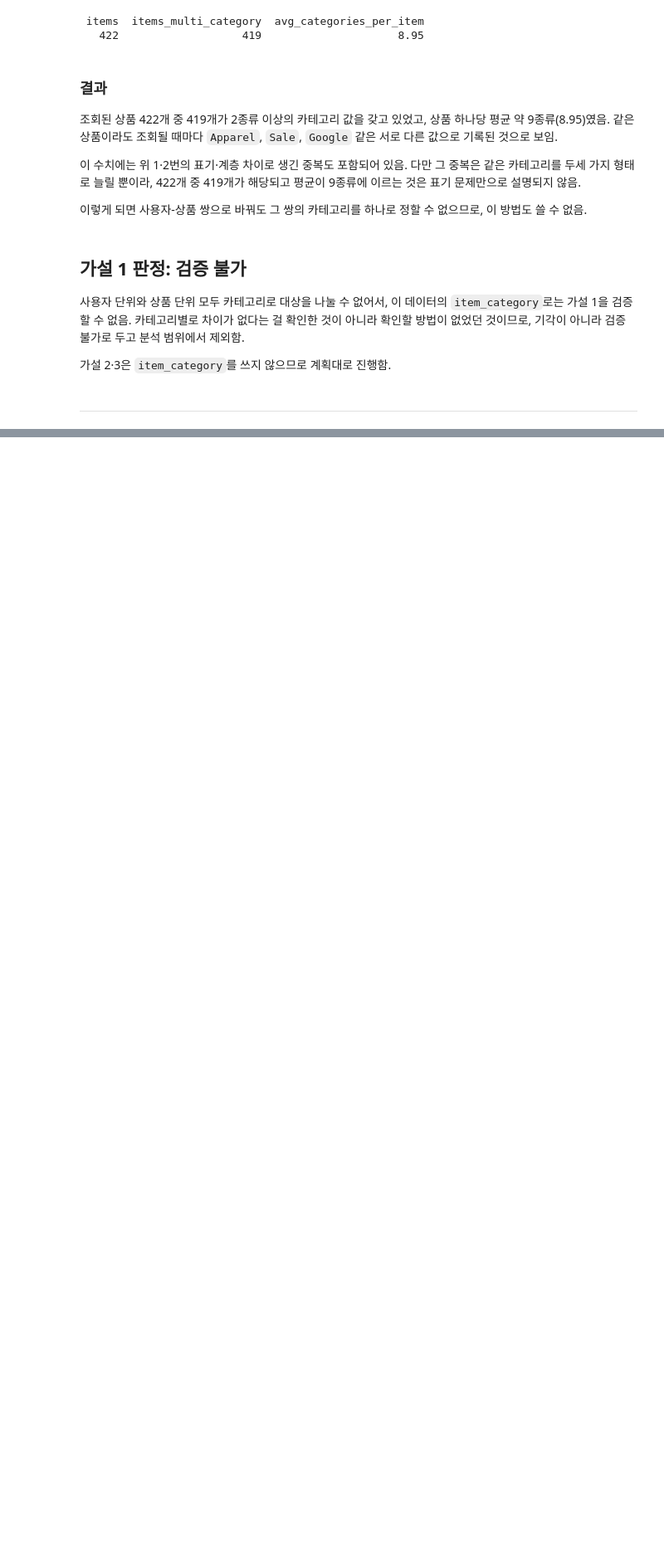
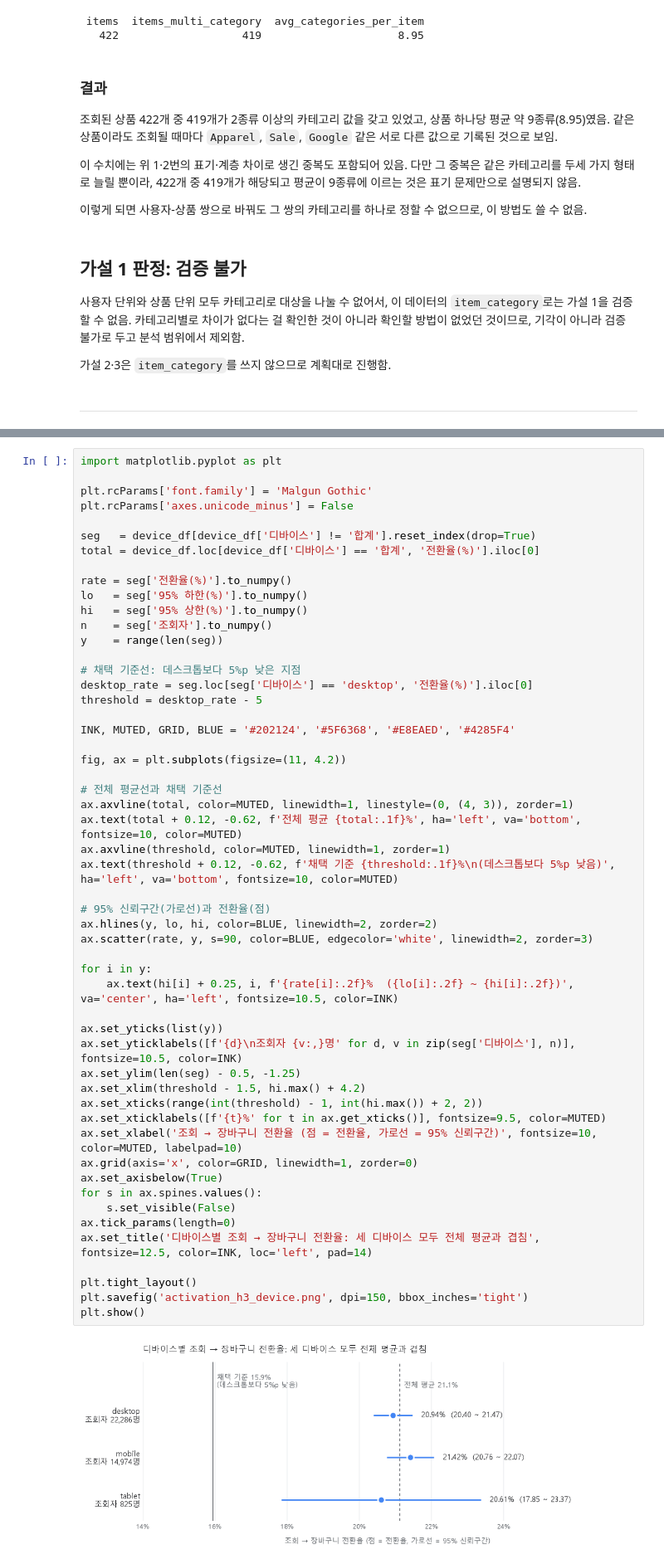
Before and after one commit to bulsajo1/ecommerce-product-analysis-project, a Jupyter notebook: data_analysis/A(activation).ipynb, the cells around one changed output, grey strips where cells are left out. Shown at 83% size. Saved outputs shown, nothing was run; the diff lists cells and outputs as text; blank space fills up the shorter version.

```diff
--- a/data_analysis/A(activation).ipynb
+++ b/data_analysis/A(activation).ipynb
@@ -1117,0 +1230,55 @@ print(df.to_string(index=False))
+# %%
+import matplotlib.pyplot as plt
+
+plt.rcParams['font.family'] = 'Malgun Gothic'
+plt.rcParams['axes.unicode_minus'] = False
+
+seg   = device_df[device_df['디바이스'] != '합계'].reset_index(drop=True)
+total = device_df.loc[device_df['디바이스'] == '합계', '전환율(%)'].iloc[0]
+
+rate = seg['전환율(%)'].to_numpy()
+lo   = seg['95% 하한(%)'].to_numpy()
+hi   = seg['95% 상한(%)'].to_numpy()
+n    = seg['조회자'].to_numpy()
+y    = range(len(seg))
+
+# 채택 기준선: 데스크톱보다 5%p 낮은 지점
+desktop_rate = seg.loc[seg['디바이스'] == 'desktop', '전환율(%)'].iloc[0]
+threshold = desktop_rate - 5
+
+INK, MUTED, GRID, BLUE = '#202124', '#5F6368', '#E8EAED', '#4285F4'
+
+fig, ax = plt.subplots(figsize=(11, 4.2))
+
+# 전체 평균선과 채택 기준선
+ax.axvline(total, color=MUTED, linewidth=1, linestyle=(0, (4, 3)), zorder=1)
+ax.text(total + 0.12, -0.62, f'전체 평균 {total:.1f}%', ha='left', va='bottom', fontsize=10, color=MUTED)
+ax.axvline(threshold, color=MUTED, linewidth=1, zorder=1)
+ax.text(threshold + 0.12, -0.62, f'채택 기준 {threshold:.1f}%\n(데스크톱보다 5%p 낮음)', ha='left', va='bottom', fontsize=10, color=MUTED)
+
+# 95% 신뢰구간(가로선)과 전환율(점)
+ax.hlines(y, lo, hi, color=BLUE, linewidth=2, zorder=2)
+ax.scatter(rate, y, s=90, color=BLUE, edgecolor='white', linewidth=2, zorder=3)
+
+for i in y:
+    ax.text(hi[i] + 0.25, i, f'{rate[i]:.2f}%  ({lo[i]:.2f} ~ {hi[i]:.2f})', va='center', ha='left', fontsize=10.5, color=INK)
+
+ax.set_yticks(list(y))
+ax.set_yticklabels([f'{d}\n조회자 {v:,}명' for d, v in zip(seg['디바이스'], n)], fontsize=10.5, color=INK)
+ax.set_ylim(len(seg) - 0.5, -1.25)
+ax.set_xlim(threshold - 1.5, hi.max() + 4.2)
+ax.set_xticks(range(int(threshold) - 1, int(hi.max()) + 2, 2))
+ax.set_xticklabels([f'{t}%' for t in ax.get_xticks()], fontsize=9.5, color=MUTED)
+ax.set_xlabel('조회 → 장바구니 전환율 (점 = 전환율, 가로선 = 95% 신뢰구간)', fontsize=10, color=MUTED, labelpad=10)
+ax.grid(axis='x', color=GRID, linewidth=1, zorder=0)
+ax.set_axisbelow(True)
+for s in ax.spines.values():
+    s.set_visible(False)
+ax.tick_params(length=0)
+ax.set_title('디바이스별 조회 → 장바구니 전환율: 세 디바이스 모두 전체 평균과 겹침', fontsize=12.5, color=INK, loc='left', pad=14)
+
+plt.tight_layout()
+plt.savefig('activation_h3_device.png', dpi=150, bbox_inches='tight')
+plt.show()
+# %% [output]
+[figure, added]
```
Also changed, not shown: parts of 4 cells of this notebook, 1 other file.
